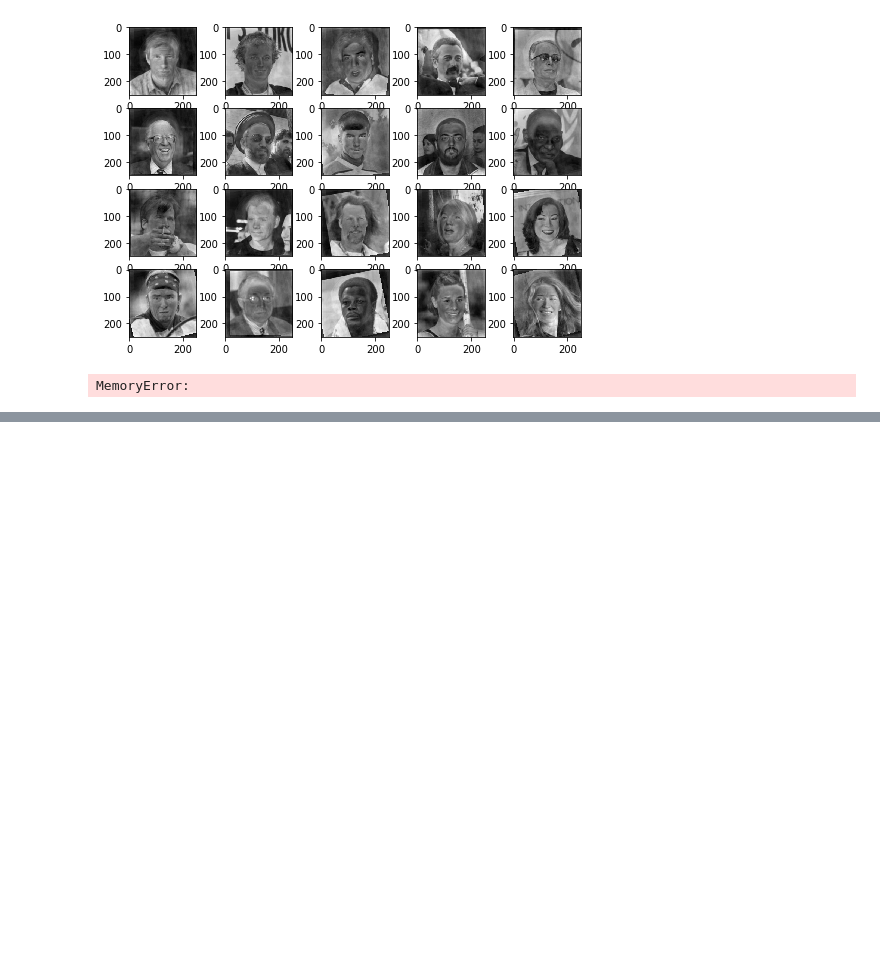
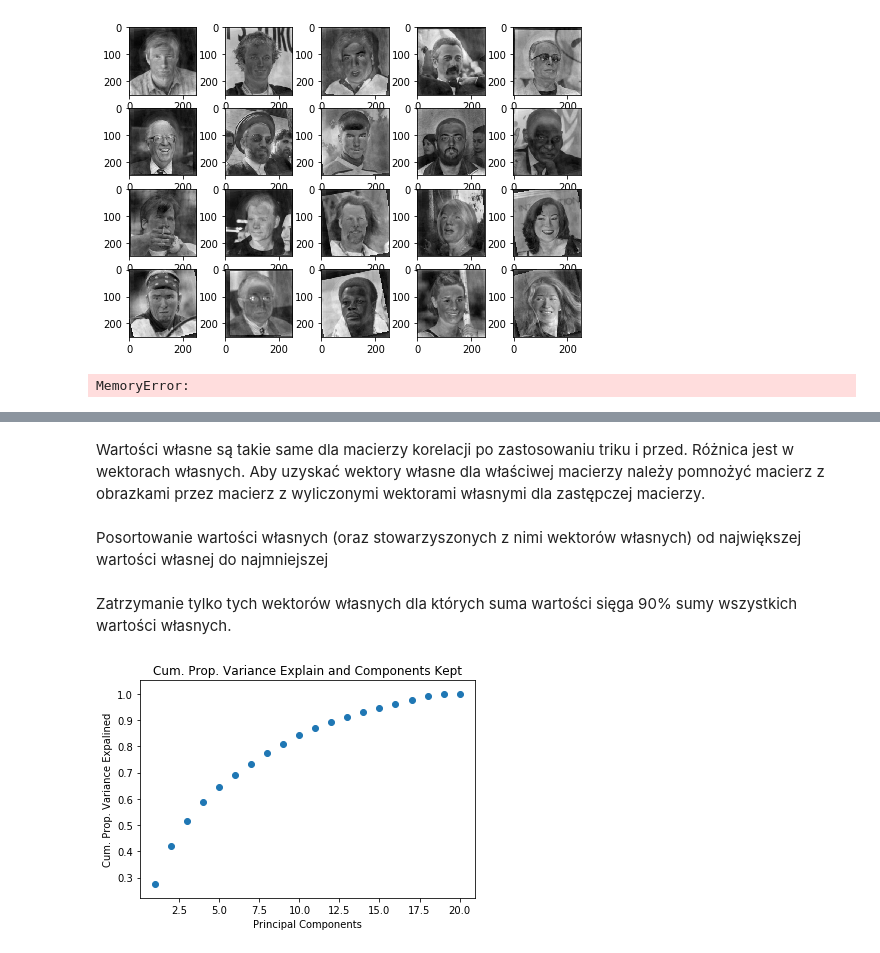
Before and after one commit to pawel717-SCGE/eigenfaces, a Jupyter notebook: SCZ_Eigenfaces_Pawel_Suchanicz_Elzbieta_Dziedzic.ipynb, the cells around one changed output, grey strips where cells are left out. Cells and saved outputs as stored; diff of their text form; code cells hidden in the pictures; blank space fills up the shorter version.

```diff
--- a/SCZ_Eigenfaces_Pawel_Suchanicz_Elzbieta_Dziedzic.ipynb
+++ b/SCZ_Eigenfaces_Pawel_Suchanicz_Elzbieta_Dziedzic.ipynb
@@ -83,0 +111,25 @@ Nie można obliczyć macierzy kowariancji z powodu zbyt dużej ilości danych (b
+# %% [markdown]
+Wartości własne są takie same dla macierzy korelacji po zastosowaniu triku i przed. Różnica jest w wektorach własnych. Aby uzyskać wektory własne dla właściwej macierzy należy pomnożyć macierz z obrazkami przez macierz z wyliczonymi wektorami własnymi dla zastępczej macierzy.
+# %%
+eigenvectors = np.dot(normalised_images.transpose(), transposed_matrix_eigenvectors)
+# %% [markdown]
+Posortowanie wartości własnych (oraz stowarzyszonych z nimi wektorów własnych) od największej wartości własnej do najmniejszej
+# %%
+eig_pairs = [(eigenvalues[index], eigenvectors[:,index]) for index in range(len(eigenvalues))]
+eig_pairs.sort(reverse=True)
+eigvalues_sort  = [eig_pairs[index][0] for index in range(len(eigenvalues))]
+eigvectors_sort = [eig_pairs[index][1] for index in range(len(eigenvalues))]
+# %% [markdown]
+Zatrzymanie tylko tych wektorów własnych dla których suma wartości sięga 90% sumy wszystkich wartości własnych.
+# %%
+var_comp_sum = np.cumsum(eigvalues_sort)/sum(eigvalues_sort)
+
+num_comp = range(1,len(eigvalues_sort)+1)
+plt.title('Cum. Prop. Variance Explain and Components Kept')
+plt.xlabel('Principal Components')
+plt.ylabel('Cum. Prop. Variance Expalined')
+
+plt.scatter(num_comp, var_comp_sum)
+plt.show()
+# %% [output]
+[figure, added]
```
Also changed, not shown: parts of 15 cells of this notebook, 2 other files.
